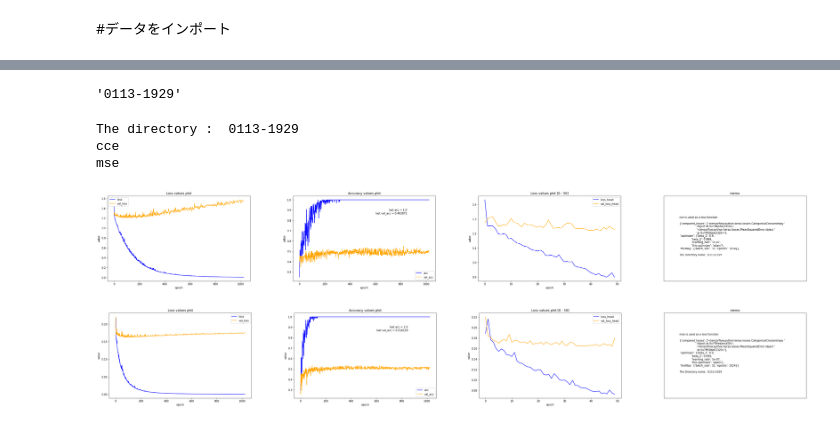
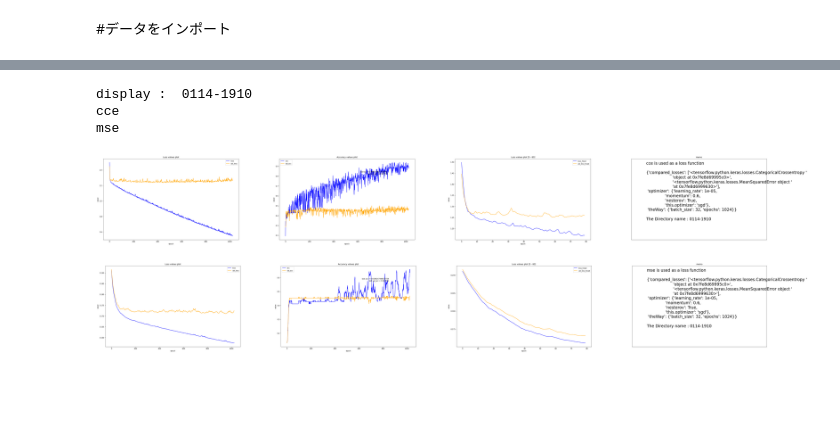
Before and after one commit to s1250103/Public_mori-lab, a Jupyter notebook: eras/tune/programs/analyzer.ipynb, the cells around one changed output, grey strips where cells are left out. Saved outputs shown, nothing was run; the diff lists cells and outputs as text; code cells hidden in the pictures; blank space fills up the shorter version.

```diff
--- a/eras/tune/programs/analyzer.ipynb
+++ b/eras/tune/programs/analyzer.ipynb
@@ -129,11 +141,11 @@ read mse
 -----------------------------------------------------------------------------------------------------
 # %%
 #@title プロット機能
-def plot_one_learning(one_learning, useLoss, experiment_name="No name"):
+def plot_one_learning(one_learning, useLoss, end_point, experiment_name="No name"):
   HEIGHT = 1
   WIDTH = 4
 
-  rate = 6.0
+  rate = 9.0
   fig = plt.figure(figsize=(WIDTH*rate*2, HEIGHT*rate))
 
   LOSS = fig.add_subplot(HEIGHT, WIDTH, 1) # loss, val_loss
@@ -179,7 +191,7 @@ def plot_one_learning(one_learning, useLoss, experiment_name="No name"):
   ACC.legend(loc='best')
 
 # 1,3 loss head
-  end_point = 50
+  end_point = end_point
   loss_head = one_learning["loss"][:end_point]
   val_loss_head = one_learning["val_loss"][:end_point]
   loss_head_props = {
@@ -202,11 +214,16 @@ def plot_one_learning(one_learning, useLoss, experiment_name="No name"):
   }
 
   MEMO.set(**tmp)
-  MEMO.text(0.11, 0.3, memo_write(useLoss, experiment_name), size=10)
+  MEMO.text(0.11, 0.24, memo_write(useLoss, experiment_name), size=24)
 
   #save
-  path_image = os.path.join(desk, useLoss)
+  save_dir = os.path.join(desk, experiment_name)
+  if not os.path.exists(save_dir):
+    os.mkdir(save_dir)
+
+  path_image = os.path.join(save_dir, useLoss+experiment_name)
   fig.savefig(path_image, bbox_inches='tight')
+
 
 def memo_write(useLoss, experiment_name):
   sentence = ""
@@ -220,20 +237,3 @@ def crisis_data_write(crisis_data):
   sentence += str(crisis_data[0][1]) + " = " + str(crisis_data[0][0]) + "\n"
   sentence += str(crisis_data[1][1]) + " = " + str(crisis_data[1][0]) + "\n"
   return sentence
-# %%
-history_directories[0]
-# %% [output]
-'0113-1929'
-# %%
-tmp = 0 # 見たい数-1
-
-print("The directory : ", history_directories[tmp])
-for n, one in enumerate(examines[tmp]):
-  print(one["loss"])
-  plot_one_learning(one["data"], one["loss"], history_directories[pickups[tmp]])
-# %% [output]
-The directory :  0113-1929
-cce
-mse
-[figure, removed]
-[figure, removed]
@@ -323,0 +240,13 @@ def get_var_name(var):
+# %%
+tmp = 0
+print("display : ", history_directories[tmp])
+print(examines[tmp][0]["loss"])
+plot_one_learning(examines[tmp][0]["data"], examines[tmp][0]["loss"], 80, history_directories[tmp])
+print(examines[tmp][1]["loss"])
+plot_one_learning(examines[tmp][1]["data"], examines[tmp][1]["loss"], 80, history_directories[tmp])
+# %% [output]
+display :  0114-1910
+cce
+mse
+[figure, added]
+[figure, added]
```
Also changed, not shown: parts of 5 cells of this notebook.
